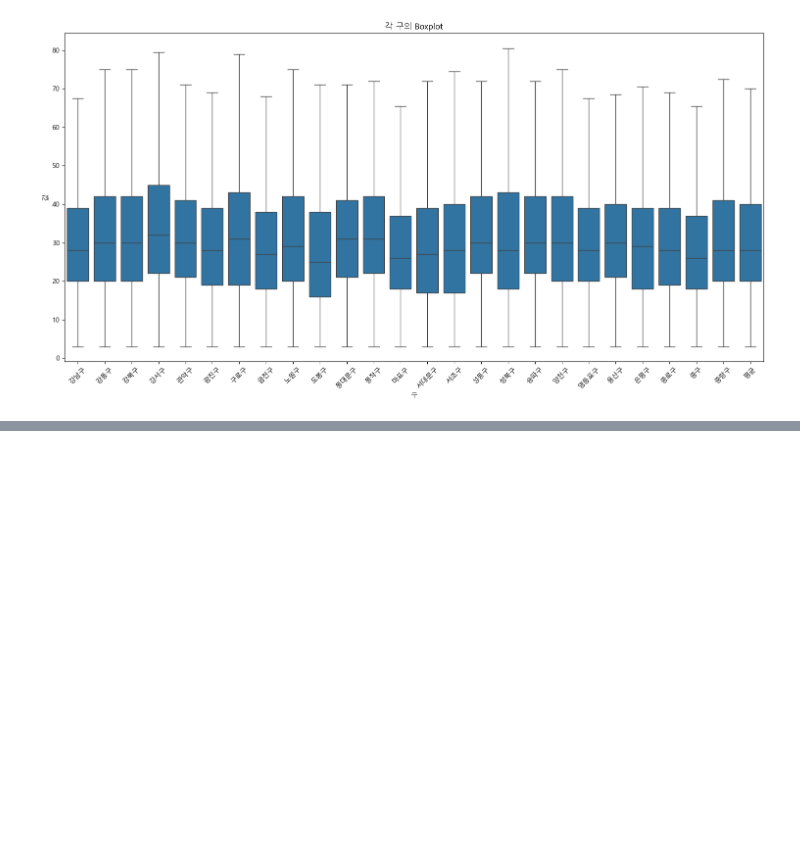
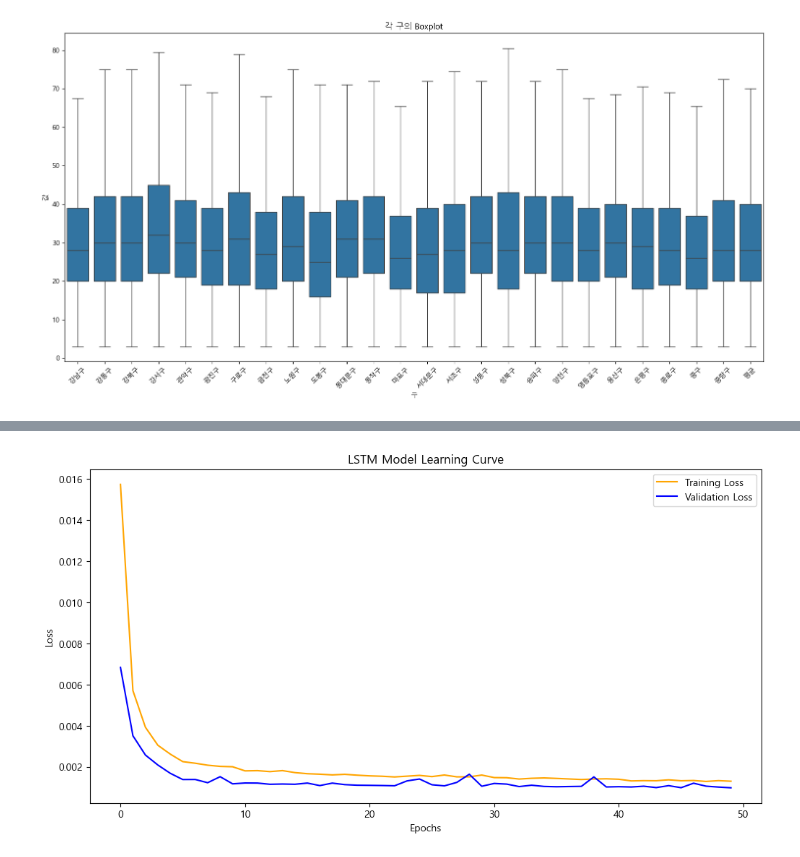
Before and after one commit to 98jiyong/AIProject, a Jupyter notebook: 20250109_dust.ipynb, the cells around one changed output, grey strips where cells are left out. Drawn from its saved outputs; the diff is of its cells as text; code cells hidden in the pictures; blank space fills up the shorter version.

```diff
--- a/20250109_dust.ipynb
+++ b/20250109_dust.ipynb
@@ -222,0 +384,12 @@ plt.show()
+# %%
+# 학습곡선 시각화
+plt.figure(figsize=(12, 6))
+plt.plot(history_lstm.history['loss'], label='Training Loss', color='orange')
+plt.plot(history_lstm.history['val_loss'], label='Validation Loss', color='blue')
+plt.title('LSTM Model Learning Curve')
+plt.xlabel('Epochs')
+plt.ylabel('Loss')
+plt.legend()
+plt.show()
+# %% [output]
+[figure, added]
```
Also changed, not shown: parts of 19 cells of this notebook, 6 other files.
